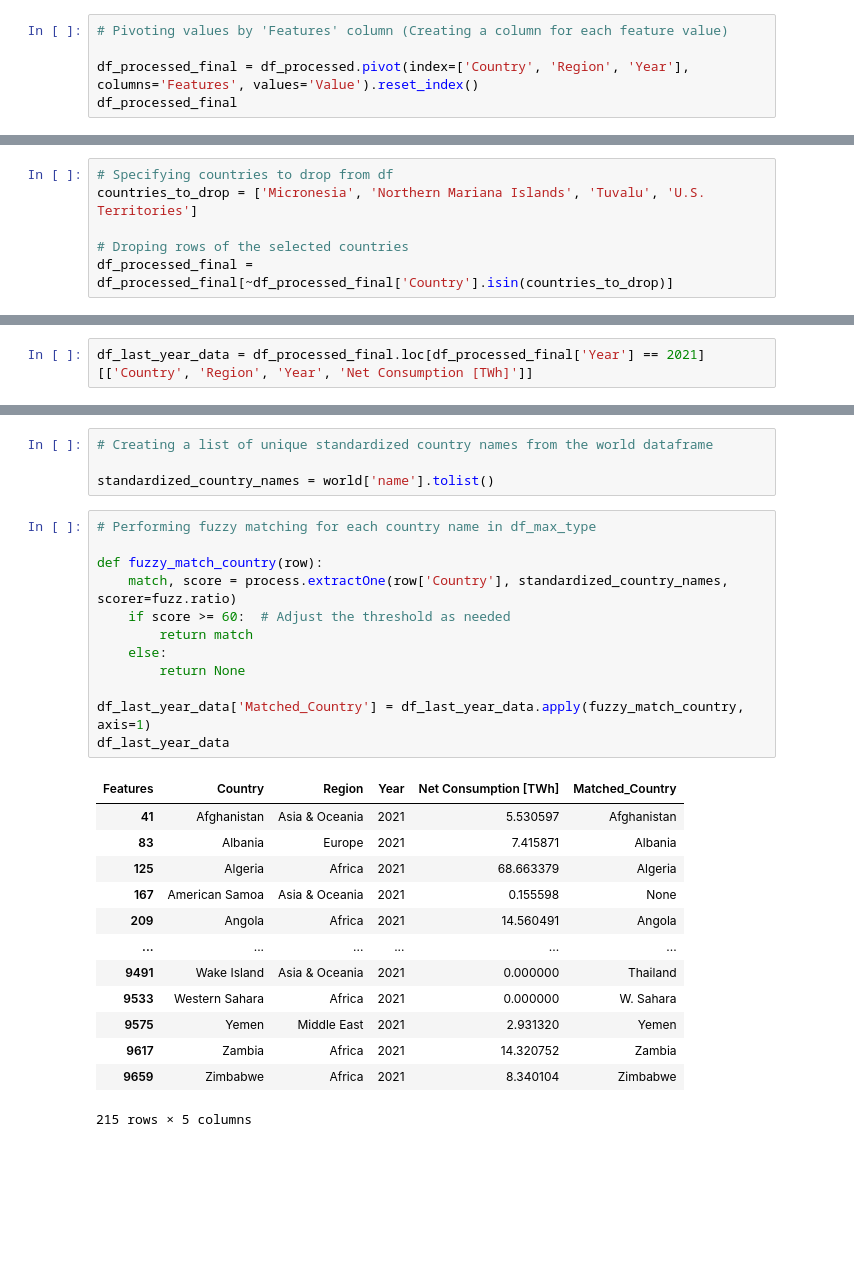
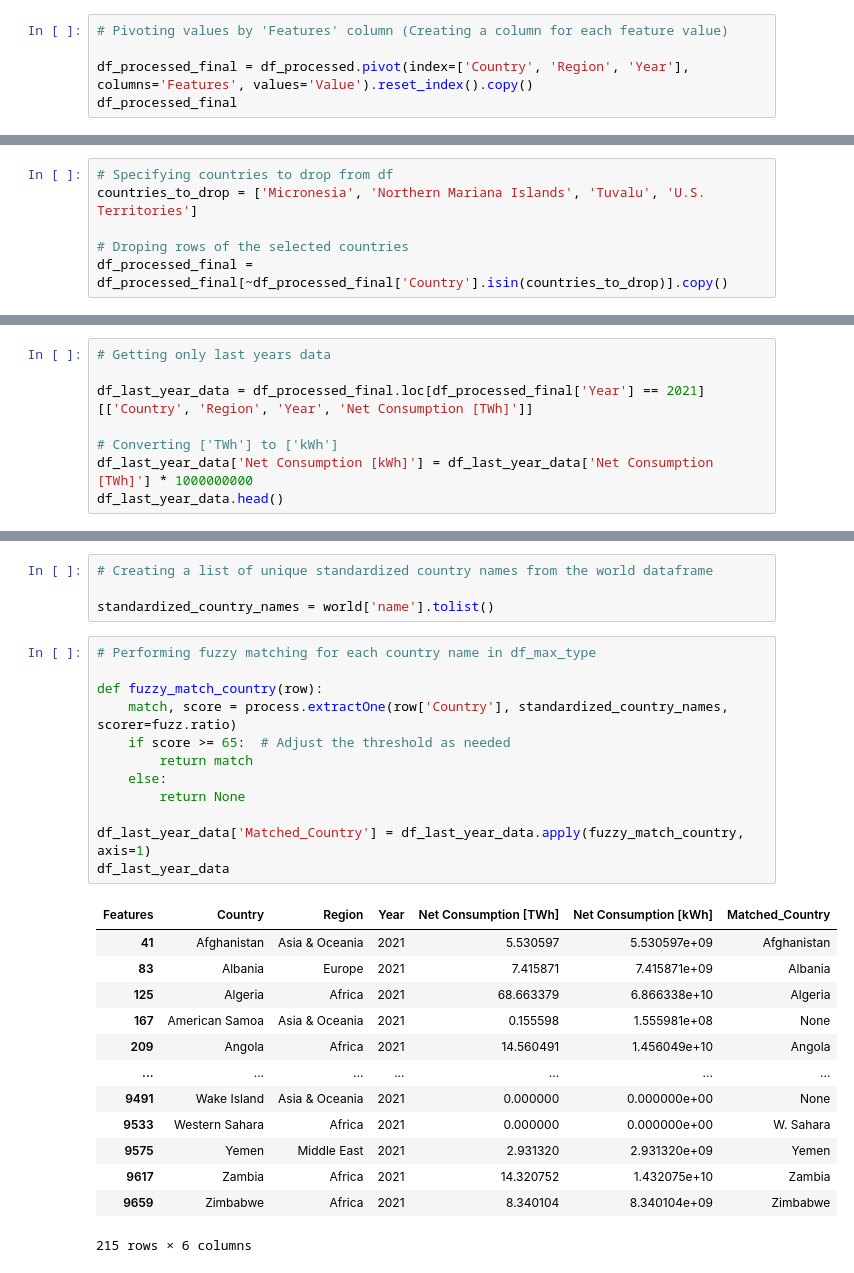
Before and after one commit to endritmustafa96/Global-Electricity-Consumption, a Jupyter notebook: 1. Notebook/Global_Electricity_Consumption.ipynb, the cells around one changed output, grey strips where cells are left out. Saved outputs shown, nothing was run; the diff lists cells and outputs as text; blank space fills up the shorter version.

```diff
--- a/1. Notebook/Global_Electricity_Consumption.ipynb
+++ b/1. Notebook/Global_Electricity_Consumption.ipynb
@@ -120,7 +120,7 @@ df_processed.head()
 # %%
 # Pivoting values by 'Features' column (Creating a column for each feature value)
 
-df_processed_final = df_processed.pivot(index=['Country', 'Region', 'Year'], columns='Features', values='Value').reset_index()
+df_processed_final = df_processed.pivot(index=['Country', 'Region', 'Year'], columns='Features', values='Value').reset_index().copy()
 df_processed_final
 # %% [output]
 | Features | Country | Region | Year | Distribution Losses [TWh] | Exports [TWh] | Imports [TWh] | Installed Capacity [GW] | ... |
@@ -206,7 +206,7 @@ Since we have data only from 1980 to 2021 (42 years), we can drop all columns th
 countries_to_drop = ['Micronesia', 'Northern Mariana Islands', 'Tuvalu', 'U.S. Territories']
 
 # Droping rows of the selected countries
-df_processed_final = df_processed_final[~df_processed_final['Country'].isin(countries_to_drop)]
+df_processed_final = df_processed_final[~df_processed_final['Country'].isin(countries_to_drop)].copy()
 # %%
 df_processed_final
 # %% [output]
@@ -592,4 +630,10 @@ world
 | 176 | 11062113.0 | Africa | S. Sudan | SSD | 11998 | POLYGON ((30.83385 3.50917, 29.95... |
 177 rows × 6 columns
 # %%
+# Getting only last years data
+
 df_last_year_data = df_processed_final.loc[df_processed_final['Year'] == 2021][['Country', 'Region', 'Year', 'Net Consumption [TWh]']]
+
+# Converting ['TWh'] to ['kWh']
+df_last_year_data['Net Consumption [kWh]'] = df_last_year_data['Net Consumption [TWh]'] * 1000000000
+df_last_year_data.head()
@@ -629,29 +688,29 @@ standardized_country_names = world['name'].tolist()
 # %%
 # Performing fuzzy matching for each country name in df_max_type
 
 def fuzzy_match_country(row):
     match, score = process.extractOne(row['Country'], standardized_country_names, scorer=fuzz.ratio)
-    if score >= 60:  # Adjust the threshold as needed
+    if score >= 65:  # Adjust the threshold as needed
         return match
     else:
         return None
 
 df_last_year_data['Matched_Country'] = df_last_year_data.apply(fuzzy_match_country, axis=1)
 df_last_year_data
 # %% [output]
-| Features | Country | Region | Year | Net Consumption [TWh] | Matched_Country |
-| 41 | Afghanistan | Asia & Oceania | 2021 | 5.530597 | Afghanistan |
-| 83 | Albania | Europe | 2021 | 7.415871 | Albania |
-| 125 | Algeria | Africa | 2021 | 68.663379 | Algeria |
-| 167 | American Samoa | Asia & Oceania | 2021 | 0.155598 | None |
-| 209 | Angola | Africa | 2021 | 14.560491 | Angola |
-| ... | ... | ... | ... | ... | ... |
-| 9491 | Wake Island | Asia & Oceania | 2021 | 0.000000 | Thailand |
-| 9533 | Western Sahara | Africa | 2021 | 0.000000 | W. Sahara |
-| 9575 | Yemen | Middle East | 2021 | 2.931320 | Yemen |
-| 9617 | Zambia | Africa | 2021 | 14.320752 | Zambia |
-| 9659 | Zimbabwe | Africa | 2021 | 8.340104 | Zimbabwe |
+| Features | Country | Region | Year | Net Consumption [TWh] | Net Consumption [kWh] | Matched_Country |
+| 41 | Afghanistan | Asia & Oceania | 2021 | 5.530597 | 5.530597e+09 | Afghanistan |
+| 83 | Albania | Europe | 2021 | 7.415871 | 7.415871e+09 | Albania |
+| 125 | Algeria | Africa | 2021 | 68.663379 | 6.866338e+10 | Algeria |
+| 167 | American Samoa | Asia & Oceania | 2021 | 0.155598 | 1.555981e+08 | None |
+| 209 | Angola | Africa | 2021 | 14.560491 | 1.456049e+10 | Angola |
+| ... | ... | ... | ... | ... | ... | ... |
+| 9491 | Wake Island | Asia & Oceania | 2021 | 0.000000 | 0.000000e+00 | None |
+| 9533 | Western Sahara | Africa | 2021 | 0.000000 | 0.000000e+00 | W. Sahara |
+| 9575 | Yemen | Middle East | 2021 | 2.931320 | 2.931320e+09 | Yemen |
+| 9617 | Zambia | Africa | 2021 | 14.320752 | 1.432075e+10 | Zambia |
+| 9659 | Zimbabwe | Africa | 2021 | 8.340104 | 8.340104e+09 | Zimbabwe |
-215 rows × 5 columns
+215 rows × 6 columns
 # %%
 # Merging the readed world dataframe with the dataframe that contains consumption data
 
```
Also changed, not shown: parts of 24 cells of this notebook.
